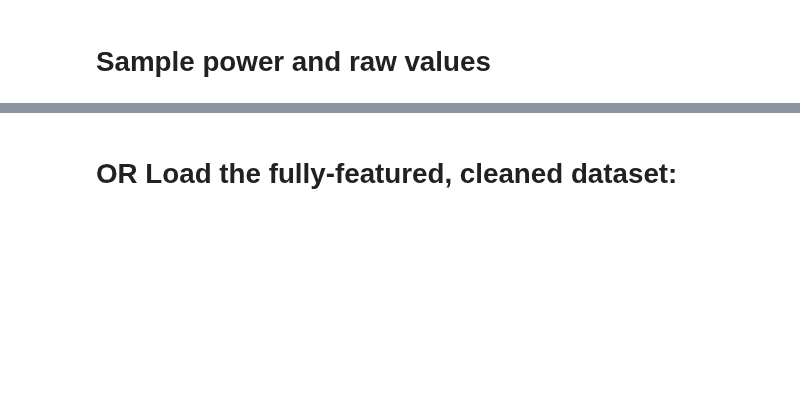
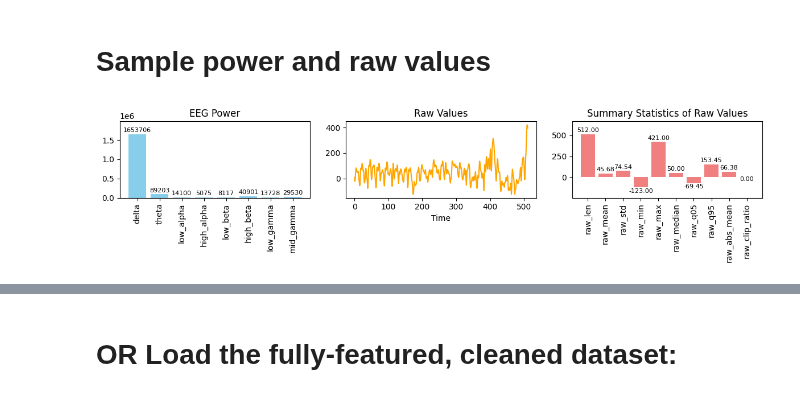
Before and after one commit to parhamkebria/EEG, a Jupyter notebook: EEG_Power_MLP.ipynb, the cells around one changed output, grey strips where cells are left out. Drawn from its saved outputs; the diff is of its cells as text; code cells hidden in the pictures; blank space fills up the shorter version.

Commit message:
multi-visualization

```diff
--- a/EEG_Power_MLP.ipynb
+++ b/EEG_Power_MLP.ipynb
@@ -315,34 +351,43 @@ def summarize_vector(values, prefix):
 # %% [markdown]
 # Sample power and raw values
 # %%
-random_index = np.random.choice(eeg_data.index)
-fig, axs = plt.subplots(1, 3, figsize=(12, 3))
+import os
+from IPython.display import display, clear_output
+os.mkdir("imgs") if not os.path.exists("imgs") else None
+for label in eeg_data.label.unique()[0]:
+    random_index = np.random.choice(eeg_data.index)
+    fig, axs = plt.subplots(1, 3, figsize=(12, 3))
 
-axs[0].bar(POWER_BANDS, eeg_data.loc[random_index, POWER_BANDS], color='skyblue')
-for p in axs[0].patches:
-    axs[0].annotate(f'{p.get_height():.0f}', (p.get_x() + p.get_width() / 2., p.get_height()),
-                    ha='center', va='center', fontsize=8, color='black', xytext=(0, 5),
-                    textcoords='offset points')
-axs[0].set_title('EEG Power')
-axs[0].set_ylim(0, max(eeg_data.loc[random_index, POWER_BANDS]) * 1.2)
-axs[0].set_xticks(range(len(POWER_BANDS)))
-axs[0].set_xticklabels(POWER_BANDS, rotation=90)
+    axs[0].bar(POWER_BANDS, eeg_data.loc[random_index, POWER_BANDS], color='skyblue')
+    for p in axs[0].patches:
+        axs[0].annotate(f'{p.get_height():.0f}', (p.get_x() + p.get_width() / 2., p.get_height()),
+                        ha='center', va='center', fontsize=8, color='black', xytext=(0, 5),
+                        textcoords='offset points')
+    axs[0].set_title('EEG Power')
+    axs[0].set_ylim(0, max(eeg_data.loc[random_index, POWER_BANDS]) * 1.2)
+    axs[0].set_xticks(range(len(POWER_BANDS)))
+    axs[0].set_xticklabels(POWER_BANDS, rotation=90)
 
-axs[1].plot(eeg_data.loc[random_index, 'raw_values'], label='Raw Values', color='orange')
-axs[1].set_title('Raw Values')
-axs[1].set_xlabel('Time')
+    axs[1].plot(eeg_data.loc[random_index, 'raw_values'], label='Raw Values', color='orange')
+    axs[1].set_title('Raw Values')
+    axs[1].set_xlabel('Time')
 
-raw_features = summarize_vector(eeg_data.loc[random_index, 'raw_values'], 'raw')
-axs[2].bar(raw_features.keys(), raw_features.values(), color='lightcoral')
-for i, value in enumerate(raw_features.values()):
-    axs[2].text(i, value + math.copysign(10, value),
-                f'{value:.2f}', ha='center', va='bottom' if value > 0 else 'top', fontsize=8)
-axs[2].set_title('Summary Statistics of Raw Values')
-axs[2].set_xticks(range(len(raw_features.keys())))
-axs[2].set_xticklabels(raw_features.keys(), rotation=90)
-axs[2].set_ylim(min(raw_features.values()) * 2, max(raw_features.values()) * 1.3)
+    raw_features = summarize_vector(eeg_data.loc[random_index, 'raw_values'], 'raw')
+    axs[2].bar(raw_features.keys(), raw_features.values(), color='lightcoral')
+    for i, value in enumerate(raw_features.values()):
+        axs[2].text(i, value + math.copysign(10, value),
+                    f'{value:.2f}', ha='center', va='bottom' if value > 0 else 'top', fontsize=8)
+    axs[2].set_title('Summary Statistics of Raw Values')
+    axs[2].set_xticks(range(len(raw_features.keys())))
+    axs[2].set_xticklabels(raw_features.keys(), rotation=90)
+    axs[2].set_ylim(min(raw_features.values()) * 2, max(raw_features.values()) * 1.3)
 
-plt.tight_layout()
-plt.show()
+    plt.tight_layout()
+    plt.show()
+    # plt.savefig(f"imgs/{label}.png")
+    plt.close('all')
+    clear_output(wait=True)
+# %% [output]
+[figure, added]
 # %%
 raw_features
```
Also changed, not shown: parts of 12 cells of this notebook.
